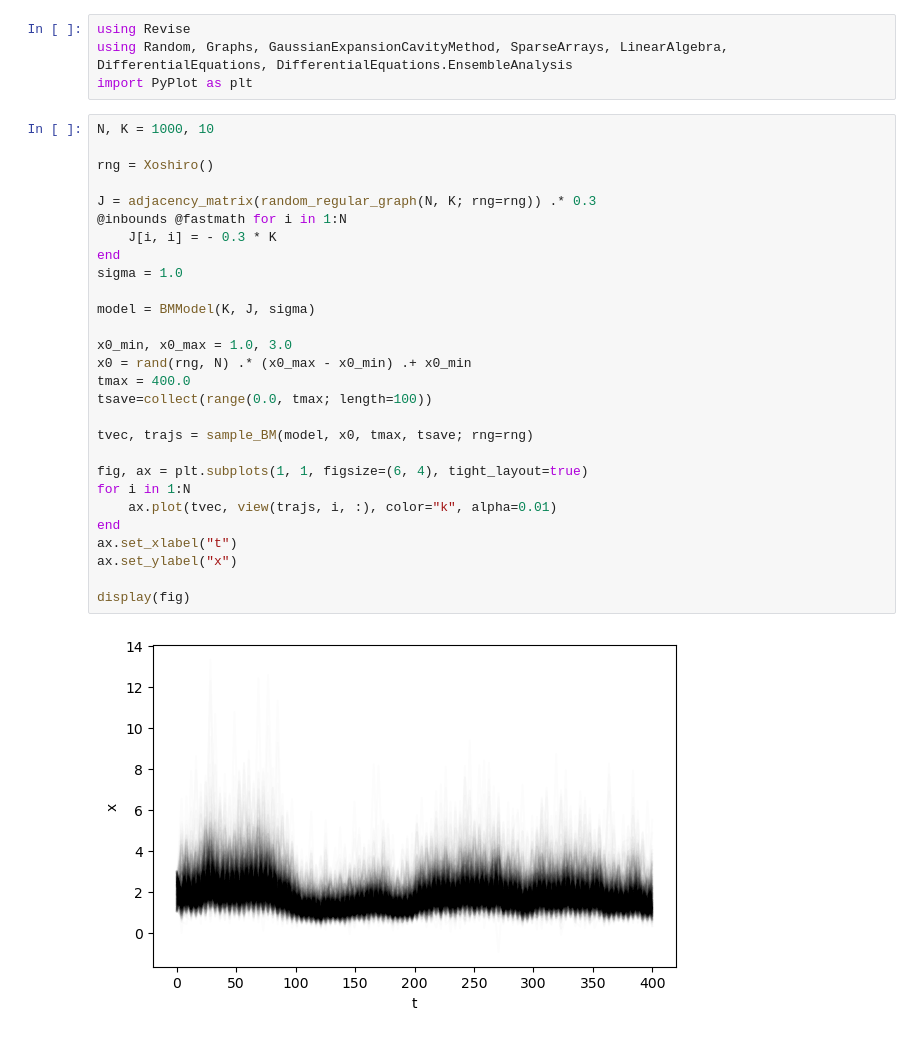
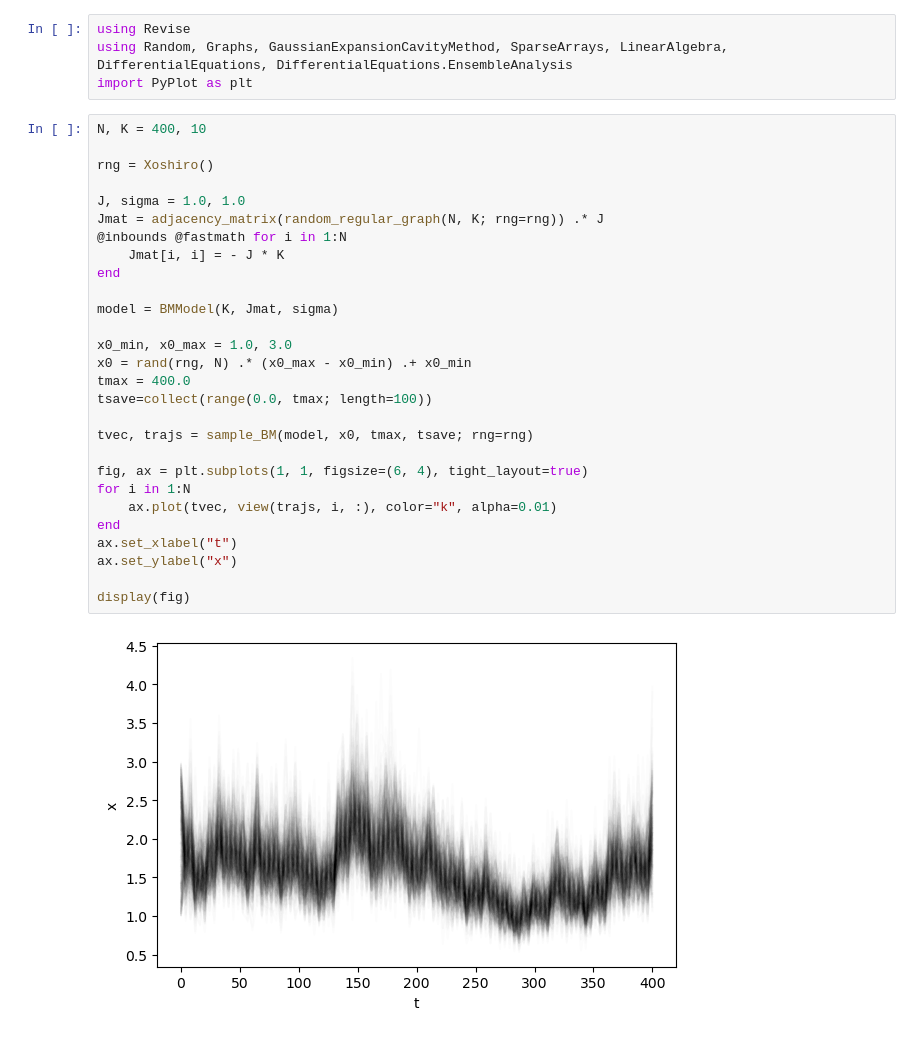
Before and after one commit to Mattiatarabolo/GaussianExpansionCavityMethod.jl, a Jupyter notebook: examples/BouchaudMezard/test.ipynb, the cells around one changed output. Saved outputs shown, nothing was run; the diff lists cells and outputs as text.

Commit message:
Enhance Bouchaud-Mezard model with new sampling functionality and improve performance in adjacency matrix generation

```diff
--- a/examples/BouchaudMezard/test.ipynb
+++ b/examples/BouchaudMezard/test.ipynb
@@ -8,35 +8,35 @@ using Revise
 using Random, Graphs, GaussianExpansionCavityMethod, SparseArrays, LinearAlgebra, DifferentialEquations, DifferentialEquations.EnsembleAnalysis
 import PyPlot as plt
 # %%
-N, K = 1000, 10
+N, K = 400, 10
 
 rng = Xoshiro()
 
-J = adjacency_matrix(random_regular_graph(N, K; rng=rng)) .* 0.3
+J, sigma = 1.0, 1.0
+Jmat = adjacency_matrix(random_regular_graph(N, K; rng=rng)) .* J
 @inbounds @fastmath for i in 1:N
-    J[i, i] = - 0.3 * K
+    Jmat[i, i] = - J * K
 end
-sigma = 1.0
 
-model = BMModel(K, J, sigma)
+model = BMModel(K, Jmat, sigma)
 
 x0_min, x0_max = 1.0, 3.0
 x0 = rand(rng, N) .* (x0_max - x0_min) .+ x0_min
 tmax = 400.0
 tsave=collect(range(0.0, tmax; length=100))
 
 tvec, trajs = sample_BM(model, x0, tmax, tsave; rng=rng)
 
 fig, ax = plt.subplots(1, 1, figsize=(6, 4), tight_layout=true)
 for i in 1:N
     ax.plot(tvec, view(trajs, i, :), color="k", alpha=0.01)
 end
 ax.set_xlabel("t")
 ax.set_ylabel("x")
 
 display(fig)
 # %% [output]
-[figure, old version]
+[figure, new version]
 # %%
 N, K = 400, 3
 
```
Also changed, not shown: parts of 3 cells of this notebook, 3 other files.
